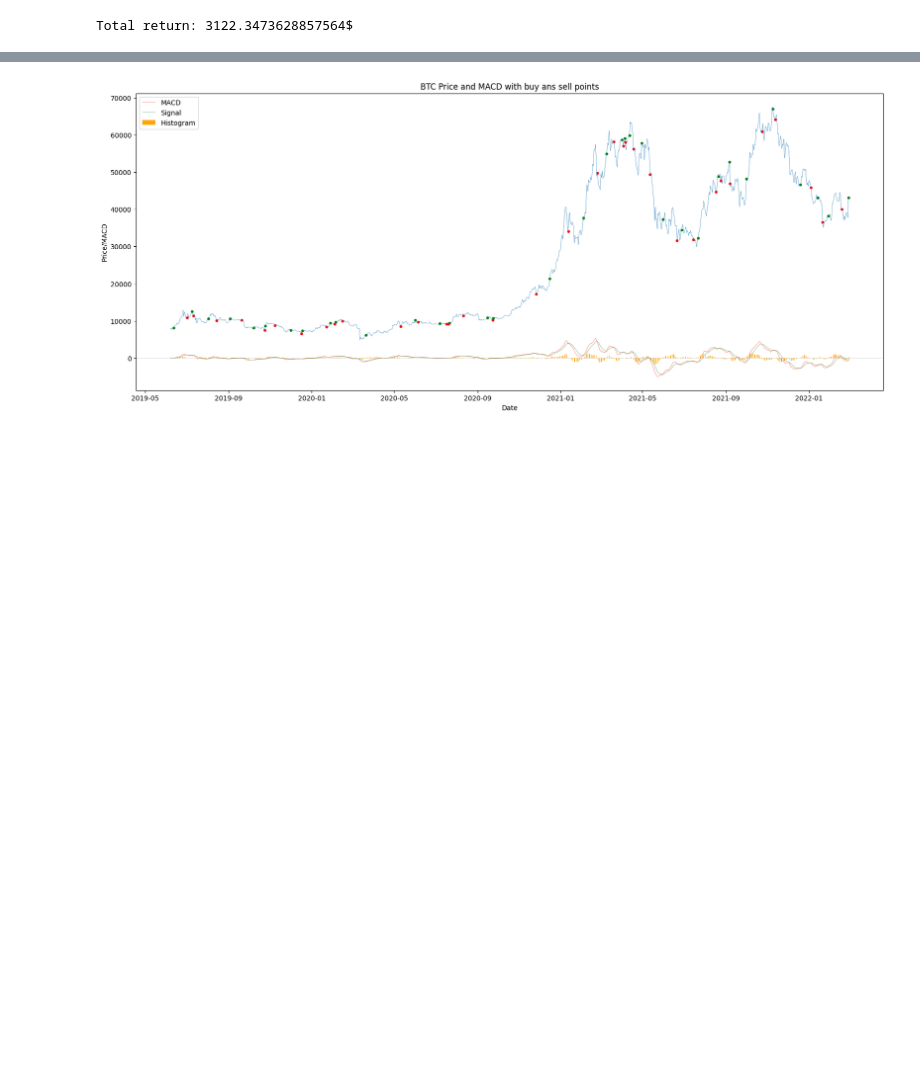
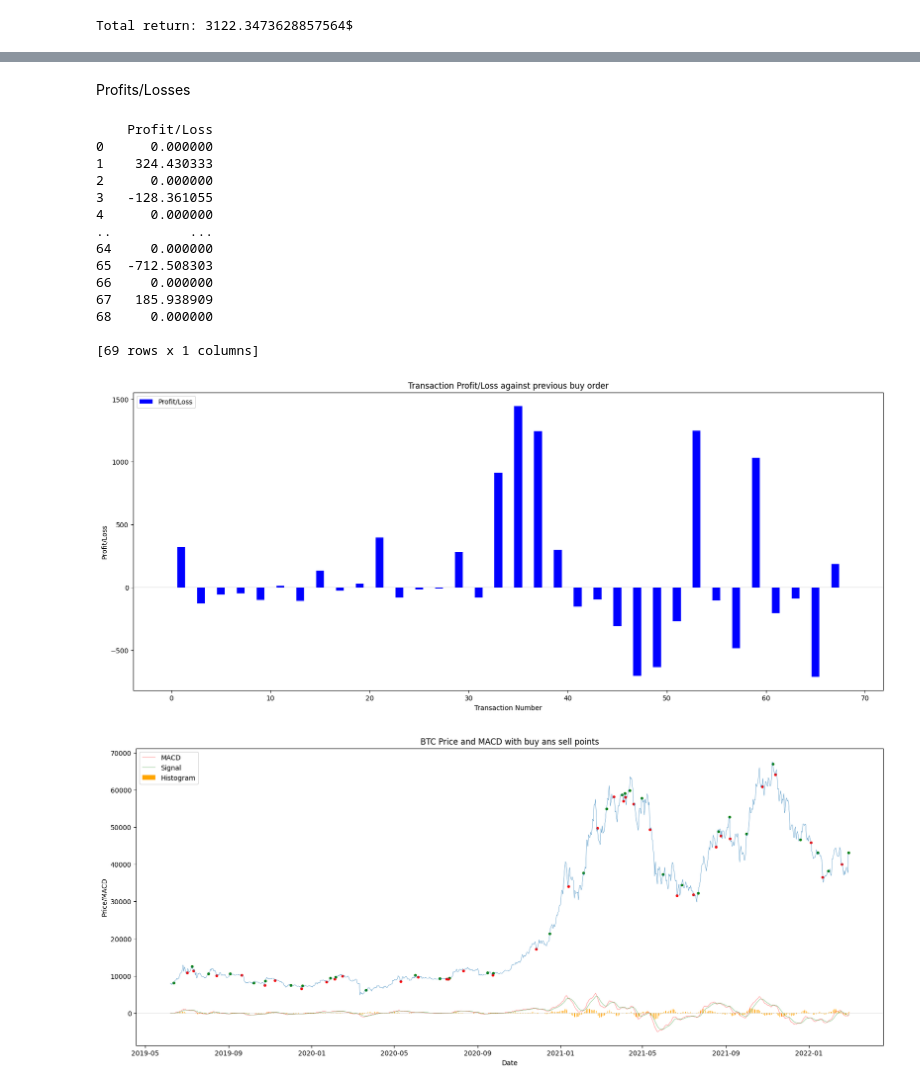
Before and after one commit to timschopinski/macd-analysis, a Jupyter notebook: main.ipynb, the cells around one changed output, grey strips where cells are left out. Cells and saved outputs as stored; diff of their text form; code cells hidden in the pictures; blank space fills up the shorter version.

```diff
--- a/main.ipynb
+++ b/main.ipynb
@@ -192,3 +257,38 @@ Total return: 3122.3473628857564$
+# %% [markdown]
+Profits/Losses
+# %%
+profits = macd_tester.get_transaction_profits()
+print(profits)
+fig, ax = plt.subplots(figsize=(20, 8))
+ax.set_facecolor('white')
+fig.set_facecolor('white')
+
+plt.bar(profits.index, profits['Profit/Loss'], color='blue', width=0.8, label='Profit/Loss')
+
+plt.axhline(0, color='black', lw=0.1)
+
+plt.xlabel('Transaction Number')
+plt.ylabel('Profit/Loss')
+plt.title('Transaction Profit/Loss against previous buy order')
+plt.legend(loc='upper left')
+plt.savefig('charts/daily/profit_loss_bar.png')
+plt.show()
+# %% [output]
+    Profit/Loss
+0      0.000000
+1    324.430333
+2      0.000000
+3   -128.361055
+4      0.000000
+..          ...
+64     0.000000
+65  -712.508303
+66     0.000000
+67   185.938909
+68     0.000000
+
+[69 rows x 1 columns]
+[figure, added]
 # %%
 buy_dates = macd_tester.get_buy_dates()
 buy_prices = macd_tester.get_buy_prices()
```
Also changed, not shown: parts of 32 cells of this notebook, 22 other files.
